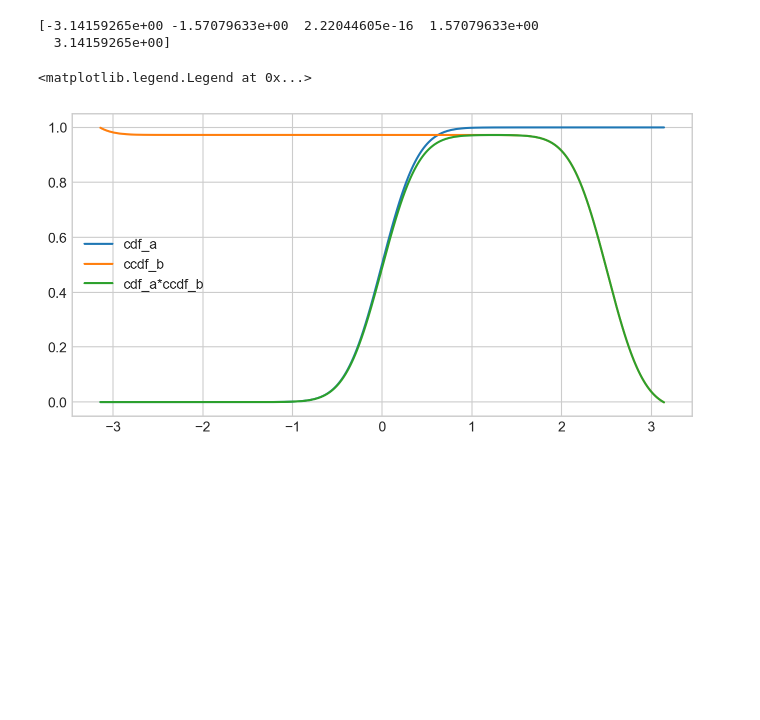
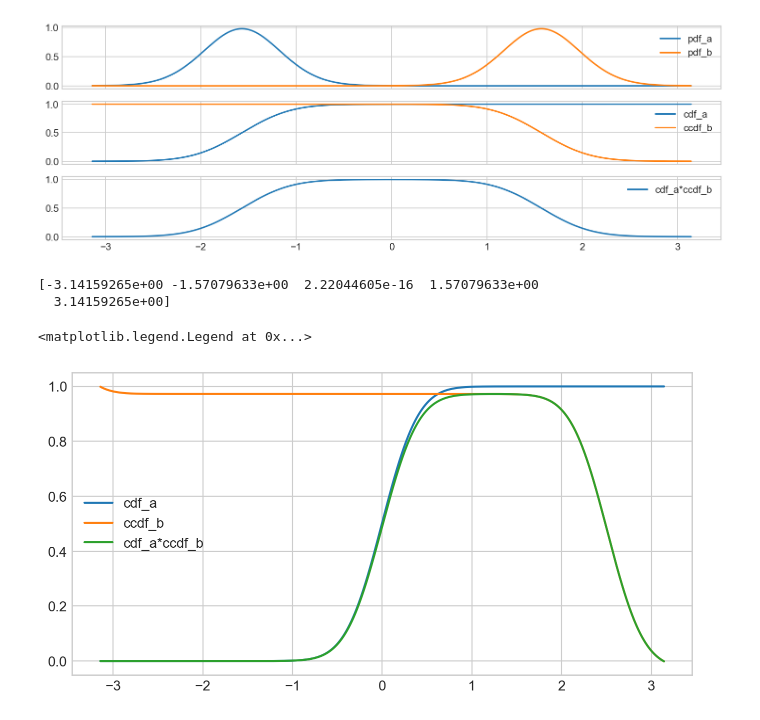
Before and after one commit to boxiXia/FlexipodFast, a Jupyter notebook: src/py_src/learn_gaits.ipynb, the cells around one changed output. Cells and saved outputs as stored; diff of their text form; code cells hidden in the pictures; blank space fills up the shorter version.

```diff
--- a/src/py_src/learn_gaits.ipynb
+++ b/src/py_src/learn_gaits.ipynb
@@ -32,3 +58,52 @@ plt.show()
+# %%
+def vonMisesPdf(x,mu,kappa):
+    return np.exp(kappa*(np.cos(x-mu)))/(2*pi*scipy.special.i0(kappa))
+
+
+pi = np.pi
+kappa = 2*pi
+
+tab = pi
+ta = -tab/2
+tb = tab/2
+# ta = -pi/2
+# tb = pi/2
+
+t = np.linspace(-pi,pi,10000)
+
+# a= (t-ta+pi)%(2*pi)-pi
+# pdf_a = vonmises.pdf(a, kappa)
+pdf_a = vonMisesPdf(t,ta,kappa)
+
+cdf_a = np.zeros_like(t)
+cdf_a[1:] = scipy.integrate.cumulative_trapezoid(pdf_a,x=t)
+
+# b= (t-tb+pi)%(2*pi)-pi
+# pdf_b = vonmises.pdf(b, kappa)
+pdf_b = vonMisesPdf(t,tb,kappa)
+cdf_b = np.zeros_like(t)
+cdf_b[1:] = scipy.integrate.cumulative_trapezoid(pdf_b,x=t)
+ccdf_b = 1 - cdf_b
+
+
+fig, ax = plt.subplots(3, 1, figsize=(12, 4), dpi=75,sharex=True)
+# fig.subplots_adjust(hspace=0)
+
+ax[0].plot(t,pdf_a,label='pdf_a')
+ax[0].plot(t,pdf_b,label='pdf_b')
+
+ax[1].plot(t,cdf_a,label='cdf_a')
+ax[1].plot(t,ccdf_b,label='ccdf_b')
+
+# t_bar = (t-pi/2+pi)%(2*pi)-pi
+ax[2].plot(t,cdf_a*ccdf_b,label="cdf_a*ccdf_b")
+
+for axi in ax:
+    axi.legend(loc='best', frameon=False)
+
+# plt.tight_layout()
+# %% [output]
+[figure, added]
 # %%
 import scipy
 import scipy.integrate as integrate
```
Also changed, not shown: parts of 5 cells of this notebook, 12 other files.
